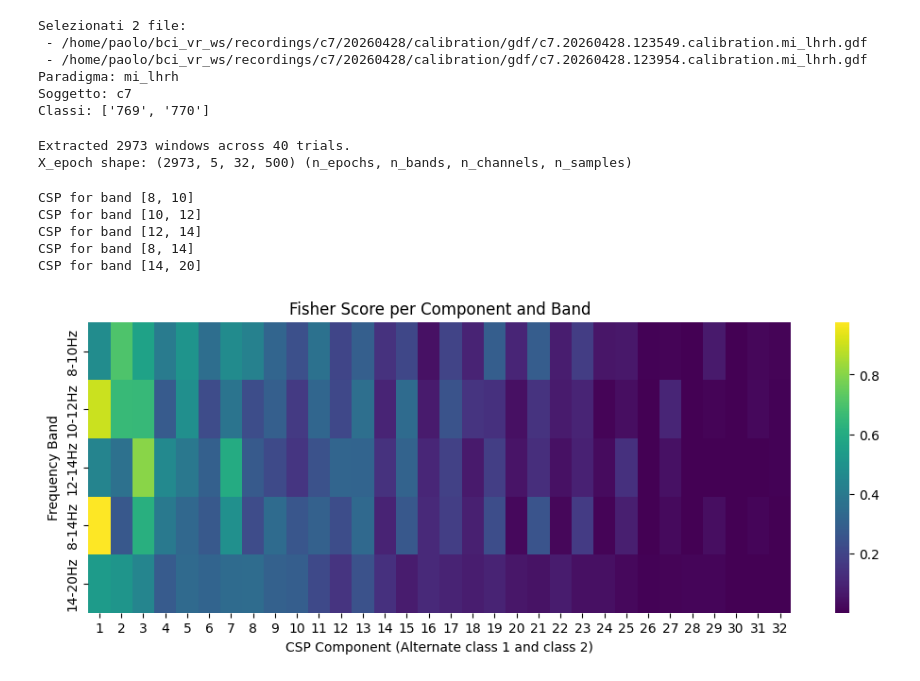
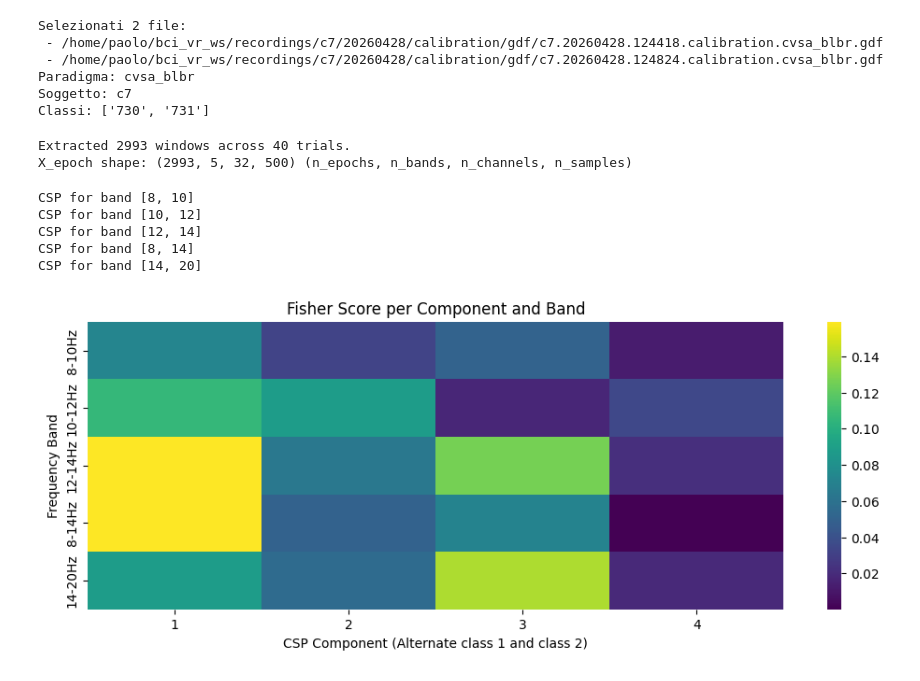
Before and after one commit to PaoloFori/slda_bci, a Jupyter notebook: create_slda/create_slda.ipynb, the cells around one changed output. Saved outputs shown, nothing was run; the diff lists cells and outputs as text; code cells hidden in the pictures.

```diff
--- a/create_slda/create_slda.ipynb
+++ b/create_slda/create_slda.ipynb
@@ -65,9 +65,11 @@ else:
 
     # Determina le classi in base al nome del file
     if 'cvsa' in paradigm.lower():
+        paradigm_to_save = 'cvsa'
         classes = ['730', '731']
     elif 'mi' in paradigm.lower():
         classes = ['769', '770']
+        paradigm_to_save = 'mi'
     else:
         classes = ['771', '773']
 
@@ -76,11 +78,11 @@ else:
     print(f"Classi: {classes}")
 # %% [output]
 Selezionati 2 file:
- - /home/paolo/bci_vr_ws/recordings/c7/20260428/calibration/gdf/c7.20260428.123549.calibration.mi_lhrh.gdf
- - /home/paolo/bci_vr_ws/recordings/c7/20260428/calibration/gdf/c7.20260428.123954.calibration.mi_lhrh.gdf
-Paradigma: mi_lhrh
+ - /home/paolo/bci_vr_ws/recordings/c7/20260428/calibration/gdf/c7.20260428.124418.calibration.cvsa_blbr.gdf
+ - /home/paolo/bci_vr_ws/recordings/c7/20260428/calibration/gdf/c7.20260428.124824.calibration.cvsa_blbr.gdf
+Paradigma: cvsa_blbr
 Soggetto: c7
-Classi: ['769', '770']
+Classi: ['730', '731']
 # %%
 # Preprocessing and Epoching Parameters
 FREQ = 500
@@ -93,3 +95,8 @@ BANDS_STR = [f"{b[0]}-{b[1]}Hz" for b in BANDS]
 N_CHANNELS = 32
 N_CSP_COMPONENTS = 4  # top 2 + bottom 2 for band
 EXCLUDE_CHANNELS = ['Fp1', 'Fp2'] # Optionally exclude channels
+
+if 'mi' in paradigm.lower():
+    SELECTED_CHANNELS = ['FC5', 'FC1', 'C3', 'CP5', 'CP1', 'CP6', 'CP2', 'Cz', 'C4', 'FC6', 'FC2']
+elif 'cvsa' in paradigm.lower():
+    SELECTED_CHANNELS = ['P7', 'P3', 'Pz', 'P4', 'P8', 'O1', 'Oz', 'O2']
@@ -113,4 +103,24 @@ for f in filenames:
 # %%
+raw_list = []
+for f in filenames:
+    with mne.utils.use_log_level('ERROR'):
+        raw = mne.io.read_raw_gdf(f, preload=True)
+        raw = raw.pick(list(range(N_CHANNELS)))
+
+        # my car excluding fp1 and fp2
+        data = raw.get_data()
+        excl_idx = [raw.ch_names.index(ch) for ch in EXCLUDE_CHANNELS if ch in raw.ch_names]
+        include_mask = np.ones(N_CHANNELS, dtype=bool)
+        include_mask[excl_idx] = False
+        common_avg = data[include_mask, :].mean(axis=0)
+        data -= common_avg[np.newaxis, :]
+        raw._data = data
+
+    raw_list.append(raw)
+
+
+SELECTED_INDEX_CH = [raw.ch_names.index(ch) for ch in SELECTED_CHANNELS if ch in raw.ch_names]
+
 # Extract 1-second sliding windows during continuous feedback (event 781)
 X_epochs = []
 y_epochs = []
@@ -172,38 +182,38 @@ trials = np.array(trials)
 print(f"Extracted {len(X_epochs)} windows across {len(np.unique(trials))} trials.")
 print(f"X_epoch shape: {X_epochs.shape} (n_epochs, n_bands, n_channels, n_samples)")
 # %% [output]
-Extracted 2973 windows across 40 trials.
-X_epoch shape: (2973, 5, 32, 500) (n_epochs, n_bands, n_channels, n_samples)
+Extracted 2993 windows across 40 trials.
+X_epoch shape: (2993, 5, 32, 500) (n_epochs, n_bands, n_channels, n_samples)
 # %%
 # Fit CSP per band to compute Fisher Scores
-csp_list = [CSP(n_components=N_CHANNELS, reg='ledoit_wolf', log=True, norm_trace=False, component_order='alternate') for _ in range(len(BANDS))]
+csp_list = [CSP(n_components=N_CSP_COMPONENTS, reg='ledoit_wolf', log=True, norm_trace=False, component_order='alternate') for _ in range(len(BANDS))]
 
-fisher_scores = np.zeros((len(BANDS), N_CHANNELS))
-X_csp_all = np.zeros((len(X_epochs), len(BANDS), N_CHANNELS))
+fisher_scores = np.zeros((len(BANDS), N_CSP_COMPONENTS))
+X_csp_all = np.zeros((len(X_epochs), len(BANDS), N_CSP_COMPONENTS))
 
 for b in range(len(BANDS)):
     print(f"CSP for band {BANDS[b]}")
-    X_b = X_epochs[:, b, :, :]
+    X_b = X_epochs[:, b, SELECTED_INDEX_CH, :]
     csp_list[b].fit(X_b, y_epochs)
     X_csp_all[:, b, :] = csp_list[b].transform(X_b)
 
     # Compute Fisher score
     fisher_scores[b, :] = get_fisher_score(X_csp_all[:, b, :], y_epochs, classes)
 
 # Plot Fisher Scores
 plt.figure(figsize=(12, 4))
-sns.heatmap(fisher_scores, annot=False, cmap='viridis', xticklabels=np.arange(1, N_CHANNELS+1), yticklabels=BANDS_STR)
+sns.heatmap(fisher_scores, annot=False, cmap='viridis', xticklabels=np.arange(1, N_CSP_COMPONENTS+1), yticklabels=BANDS_STR)
 plt.title('Fisher Score per Component and Band')
 plt.xlabel('CSP Component (Alternate class 1 and class 2)')
 plt.ylabel('Frequency Band')
 plt.show()
 # %% [output]
 CSP for band [8, 10]
 CSP for band [10, 12]
 CSP for band [12, 14]
 CSP for band [8, 14]
 CSP for band [14, 20]
-[figure, old version]
+[figure, new version]
 # %%
 selected_indices = list(range(N_CSP_COMPONENTS))
 
```
Also changed, not shown: parts of 4 cells of this notebook.
